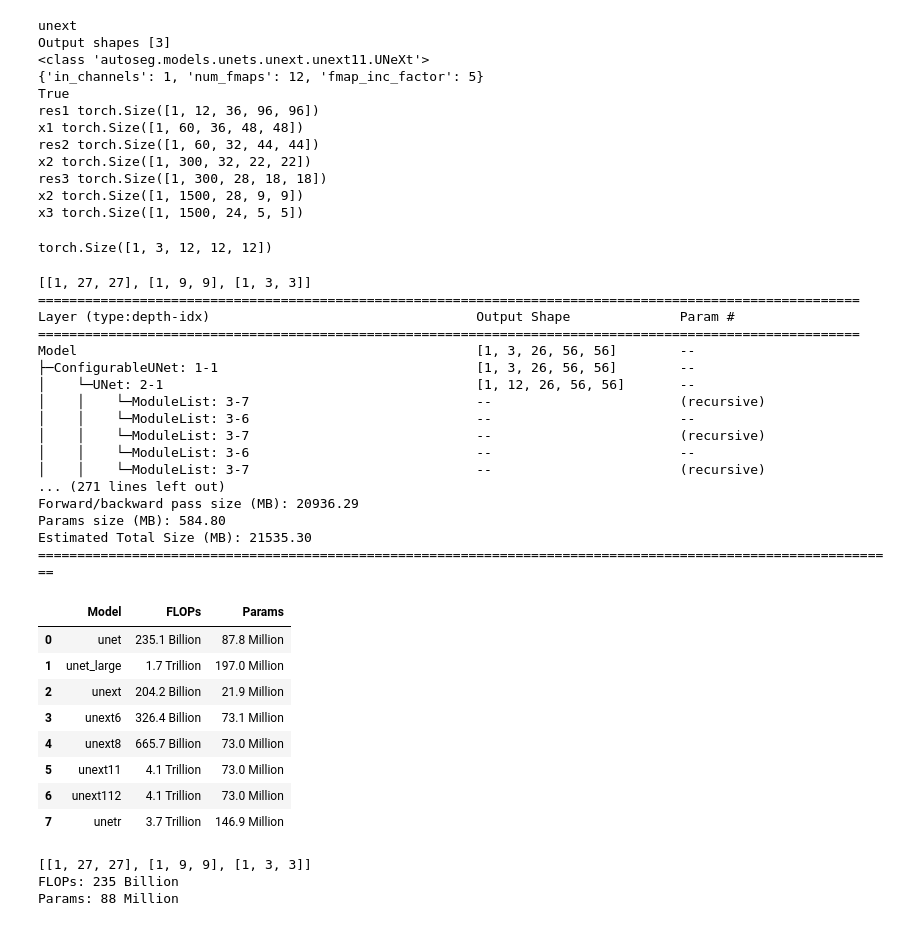
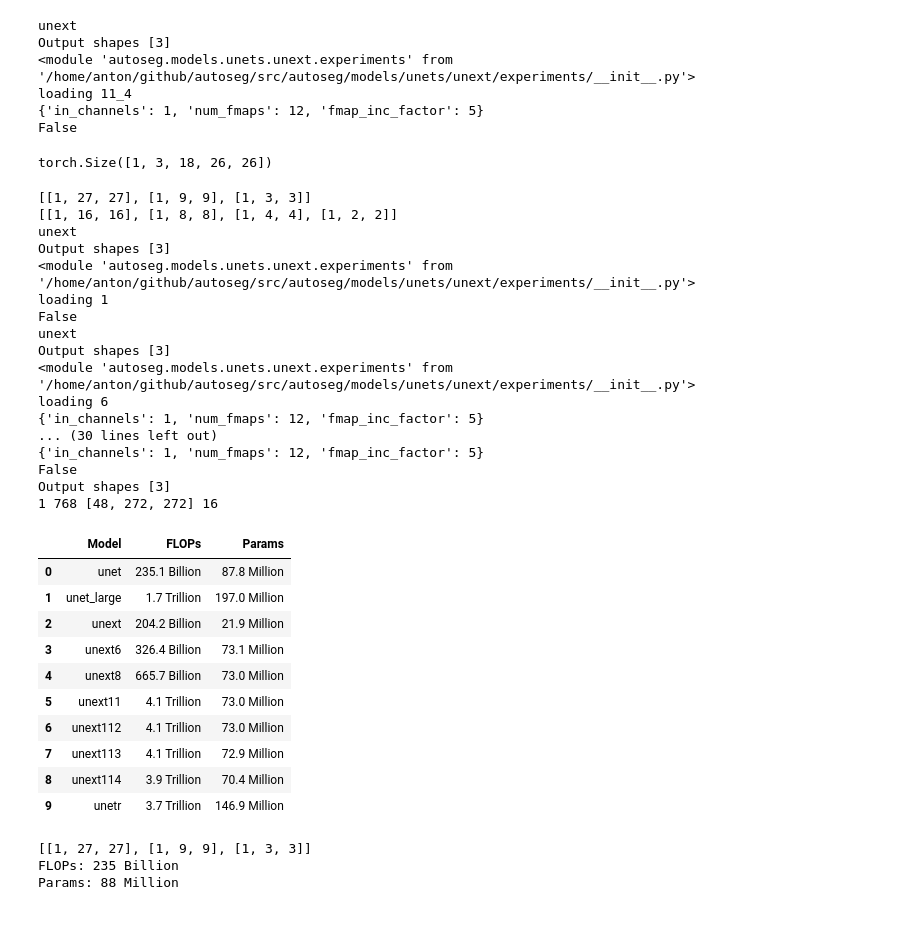
Before and after one commit to anforsm/autoseg, a Jupyter notebook: src/autoseg/model_test.ipynb, the cells around one changed output. Drawn from its saved outputs; the diff is of its cells as text; code cells hidden in the pictures.

Commit message:
reorganized unext tests

```diff
--- a/src/autoseg/model_test.ipynb
+++ b/src/autoseg/model_test.ipynb
@@ -32,5 +35,5 @@ def stats(model, q=True, inp=None):
 # %%
-config = read_config("autoseg/user_configs/anton/baselines/unext11")
+config = read_config("autoseg/user_configs/anton/unext/unext114")
 model = Model(config)
 model = model.to("cuda:1")
 inp = torch.randn((1, 1, 40, 100, 100)).to("cuda:1")
@@ -39,58 +42,57 @@ model(inp)[0].shape
 # %% [output]
 unext
 Output shapes [3]
-<class 'autoseg.models.unets.unext.unext11.UNeXt'>
+<module 'autoseg.models.unets.unext.experiments' from '/home/anton/github/autoseg/src/autoseg/models/unets/unext/experiments/__init__.py'>
+loading 11_4
 {'in_channels': 1, 'num_fmaps': 12, 'fmap_inc_factor': 5}
-True
-res1 torch.Size([1, 12, 36, 96, 96])
-x1 torch.Size([1, 60, 36, 48, 48])
-res2 torch.Size([1, 60, 32, 44, 44])
-x2 torch.Size([1, 300, 32, 22, 22])
-res3 torch.Size([1, 300, 28, 18, 18])
-x2 torch.Size([1, 1500, 28, 9, 9])
-x3 torch.Size([1, 1500, 24, 5, 5])
+False
-torch.Size([1, 3, 12, 12, 12])
+torch.Size([1, 3, 18, 26, 26])
 # %%
 df = pd.DataFrame(columns=["Model", "FLOPs", "Params"])
-for c in ["unet", "unet_large", "unext", "unext6", "unext8", "unext11", "unext112"]:
-  config = read_config("autoseg/user_configs/anton/baselines/" + c)
+for c in ["unet", "unet_large", "unext", "unext6", "unext8", "unext11", "unext112", "unext113", "unext114"]:
+  if "unext" in c:
+    config = read_config("autoseg/user_configs/anton/unext/" + c)
+  else:
+    config = read_config("autoseg/user_configs/anton/baselines/" + c)
   model = Model(config)
   s = stats(model)
   df.loc[len(df.index)] = [c, s["flop"], s["params"]]
 
 config = read_config("autoseg/user_configs/anton/baselines/unetr")
 model = Model(config)
 s = stats(model, inp=(1, 1, 48, 272, 272))
 df.loc[len(df.index)] = ["unetr", s["flop"], s["params"]]
 
 df
 # %% [output]
 [[1, 27, 27], [1, 9, 9], [1, 3, 3]]
-=========================================================================================================
-Layer (type:depth-idx)                                  Output Shape              Param #
-=========================================================================================================
-Model                                                   [1, 3, 26, 56, 56]        --
-├─ConfigurableUNet: 1-1                                 [1, 3, 26, 56, 56]        --
-│    └─UNet: 2-1                                        [1, 12, 26, 56, 56]       --
-│    │    └─ModuleList: 3-7                             --                        (recursive)
-│    │    └─ModuleList: 3-6                             --                        --
-│    │    └─ModuleList: 3-7                             --                        (recursive)
-│    │    └─ModuleList: 3-6                             --                        --
-│    │    └─ModuleList: 3-7                             --                        (recursive)
-... (271 lines left out)
-Forward/backward pass size (MB): 20936.29
-Params size (MB): 584.80
-Estimated Total Size (MB): 21535.30
-==============================================================================================================
+[[1, 16, 16], [1, 8, 8], [1, 4, 4], [1, 2, 2]]
+unext
+Output shapes [3]
+<module 'autoseg.models.unets.unext.experiments' from '/home/anton/github/autoseg/src/autoseg/models/unets/unext/experiments/__init__.py'>
+loading 1
+False
+unext
+Output shapes [3]
+<module 'autoseg.models.unets.unext.experiments' from '/home/anton/github/autoseg/src/autoseg/models/unets/unext/experiments/__init__.py'>
+loading 6
+{'in_channels': 1, 'num_fmaps': 12, 'fmap_inc_factor': 5}
+... (30 lines left out)
+{'in_channels': 1, 'num_fmaps': 12, 'fmap_inc_factor': 5}
+False
+Output shapes [3]
+1 768 [48, 272, 272] 16
 |  | Model | FLOPs | Params |
 | 0 | unet | 235.1 Billion | 87.8 Million |
 | 1 | unet_large | 1.7 Trillion | 197.0 Million |
 | 2 | unext | 204.2 Billion | 21.9 Million |
 | 3 | unext6 | 326.4 Billion | 73.1 Million |
 | 4 | unext8 | 665.7 Billion | 73.0 Million |
 | 5 | unext11 | 4.1 Trillion | 73.0 Million |
 | 6 | unext112 | 4.1 Trillion | 73.0 Million |
-| 7 | unetr | 3.7 Trillion | 146.9 Million |
+| 7 | unext113 | 4.1 Trillion | 72.9 Million |
+| 8 | unext114 | 3.9 Trillion | 70.4 Million |
+| 9 | unetr | 3.7 Trillion | 146.9 Million |
 # %%
 config = read_config("autoseg/user_configs/anton/baselines/unet/1")
 model = Model(config)
```
Also changed, not shown: parts of 1 cell of this notebook, 38 other files.
